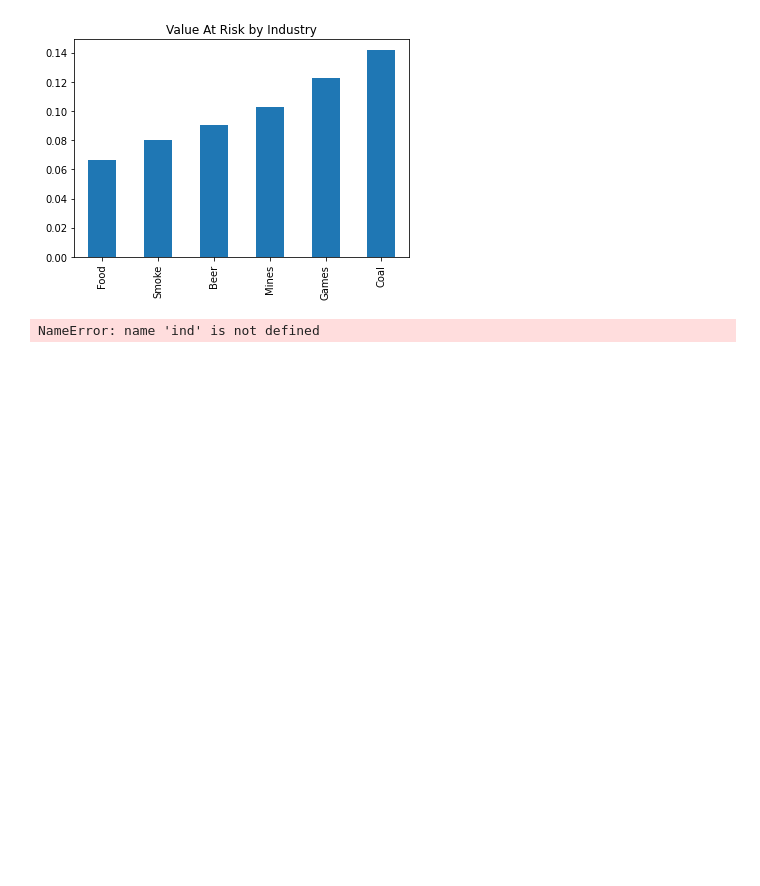
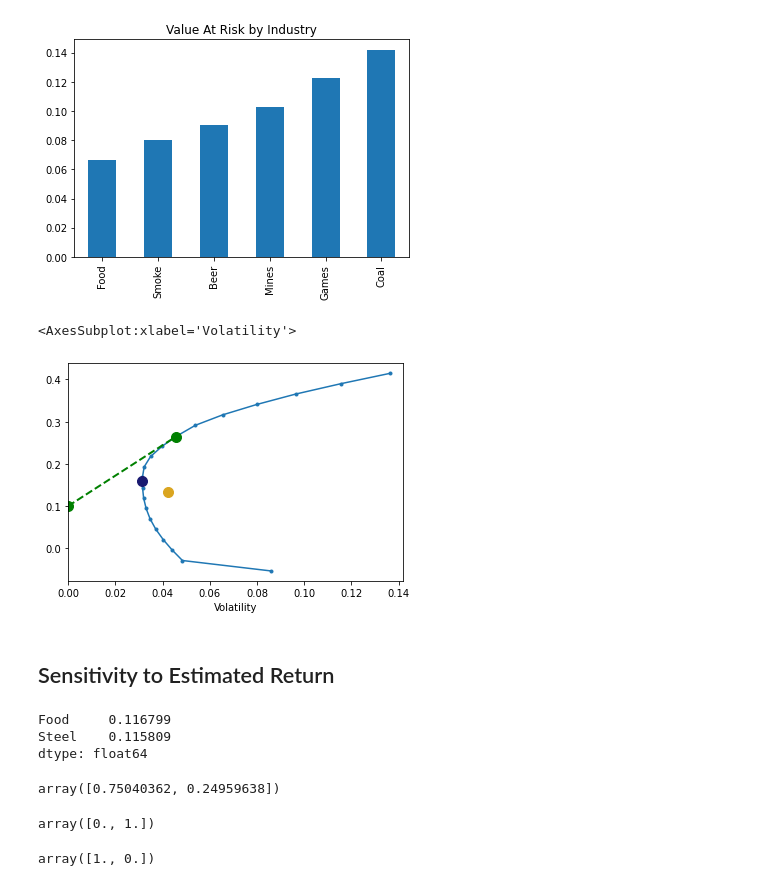
Before and after one commit to algorythmist/finance-toolbox, a Jupyter notebook: notebooks/portfolio-demo.ipynb, the cells around one changed output. Drawn from its saved outputs; the diff is of its cells as text; code cells hidden in the pictures; blank space fills up the shorter version.

Commit message:
visualizations

```diff
--- a/notebooks/portfolio-demo.ipynb
+++ b/notebooks/portfolio-demo.ipynb
@@ -72,12 +75,37 @@ plt.title('Value At Risk by Industry')
 Text(0.5, 1.0, 'Value At Risk by Industry')
 [figure]
 # %%
-from calculator import *
-from visualization.efficiency_frontier import plot_efficiency_frontier
-
 er = annualize_returns(indrustry_rets["1996":"2000"], 12)
 cov = indrustry_rets["1996":"2000"].cov()
 
-plot_efficiency_frontier(20, er, cov, risk_free_rate=0.1, show_cml=True, show_ew=True, show_gmv=True)
+plot_efficiency_frontier(er, cov, risk_free_rate=0.1, n_points=20, show_cml=True, show_ew=True, show_gmv=True)
 # %% [output]
-NameError: name 'ind' is not defined
+<AxesSubplot:xlabel='Volatility'>
+[figure, added]
+# %% [markdown]
+## Sensitivity to Estimated Return
+# %%
+er = annualize_returns(indrustry_rets["1996":"2000"], 12)
+cov = indrustry_rets["1996":"2000"].cov()
+er[l]
+# %% [output]
+Food     0.116799
+Steel    0.115809
+dtype: float64
+# %%
+
+l = ['Food','Steel']
+w = maximize_sharpe_ratio(er[l], cov.loc[l,l], 0.1)
+w
+# %% [output]
+array([0.75040362, 0.24959638])
+# %%
+#Noe vary the return by .1
+maximize_sharpe_ratio(np.array([.10, .13]), cov.loc[l,l], 0.1)
+# %% [output]
+array([0., 1.])
+# %%
+#Or even less
+maximize_sharpe_ratio(np.array([.12, .10]), cov.loc[l,l], 0.1)
+# %% [output]
+array([1., 0.])
```
Also changed, not shown: parts of 3 cells of this notebook, 4 other files.
